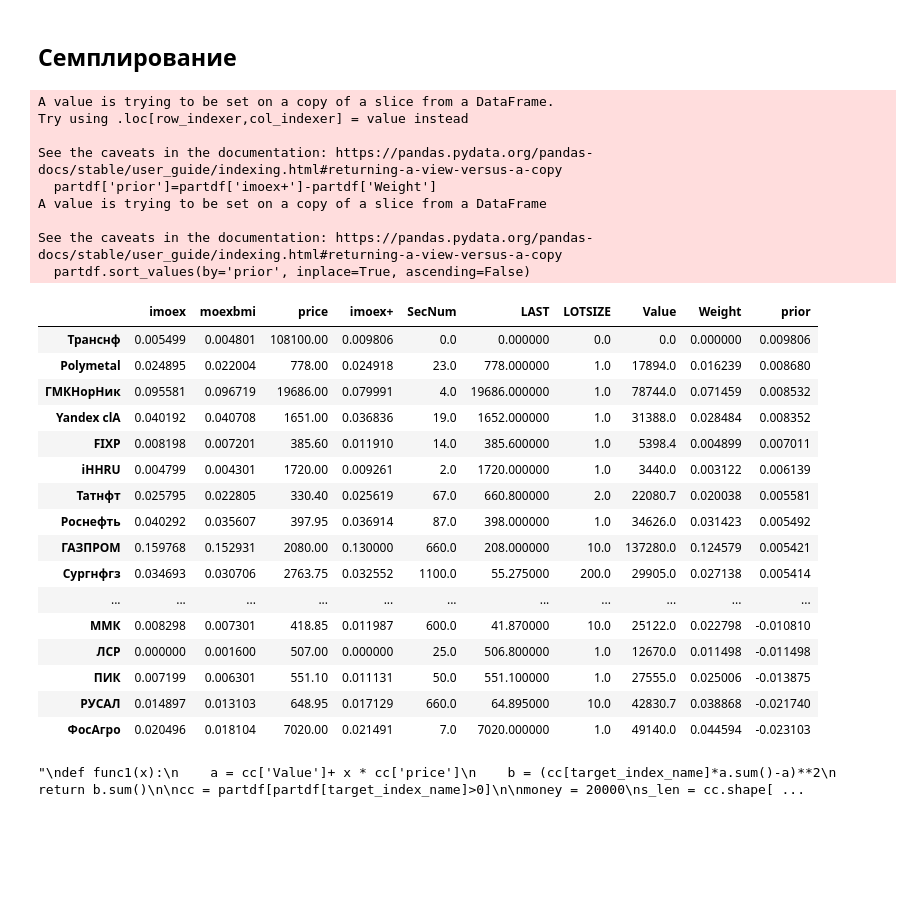
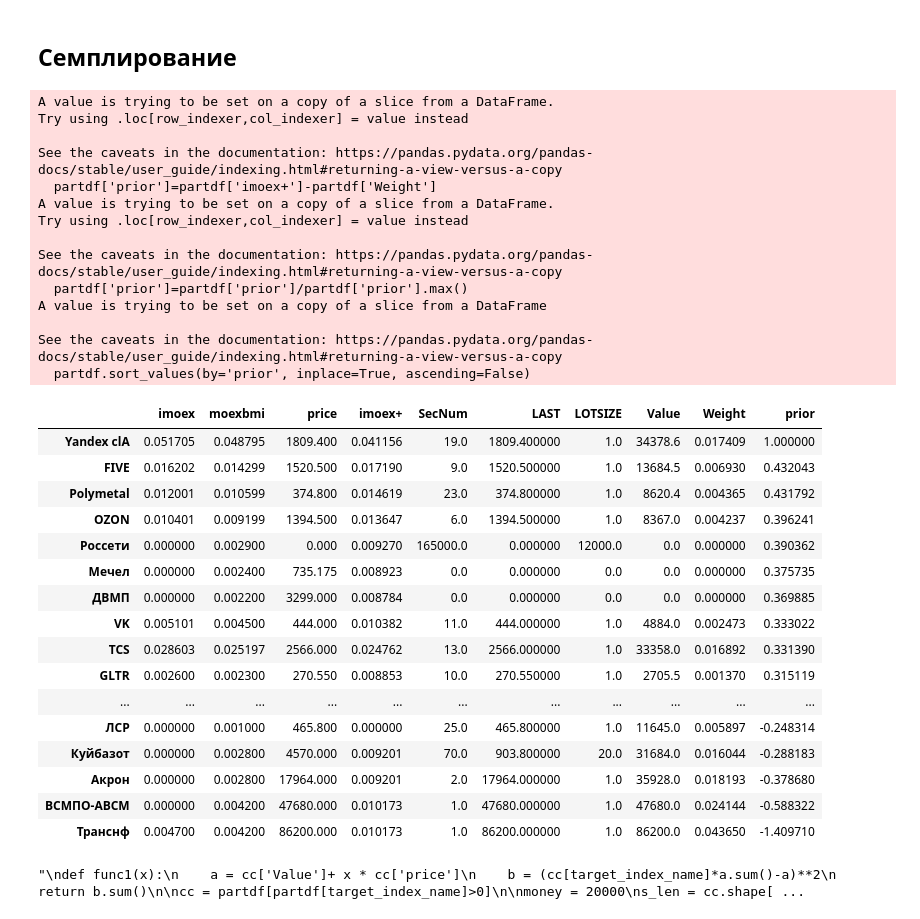
Before and after one commit to HexQuant/Investment-Analysis, a Jupyter notebook: manual_imoex_tracking.ipynb, the cells around one changed output. Cells and saved outputs as stored; diff of their text form; code cells hidden in the pictures; blank space fills up the shorter version.

```diff
--- a/manual_imoex_tracking.ipynb
+++ b/manual_imoex_tracking.ipynb
@@ -83,7 +82,9 @@ def coeff2(df, indexname, max_weight):
     return temp/su
 # %%
 #df['imoex50']  = coeff(df[0:50], 'moexbmi', 0.1)
-df['imoex+']  = coeff(df[(df['moexbmi']>0.001) | (df['imoex']>0) ], 'imoex', 0.13)
+#idx = df.index.isin(['Акрон', 'ОргСинт', 'Сегежа'])
+#df.loc[idx, 'imoex'] = df.loc[idx, 'moexbmi']
+df['imoex+']  = coeff(df[(df['moexbmi']>0.002) | (df['imoex']>0) ], 'moexbmi', 0.11)
 #df['imoexd'] = coeff2(df[(df['moexbmi']>0.001) | (df['imoex']>0) ], 'imoex', 0.1)
 #df['imoexd'].sum()
 # %% [markdown]
@@ -225,35 +235,41 @@ plt.legend(labels=[f'Целевые веса ({target_index_name.upper()})','В
 ## Семплирование
 # %%
 partdf['prior']=partdf['imoex+']-partdf['Weight']
+partdf['prior']=partdf['prior']/partdf['prior'].max()
 partdf.sort_values(by='prior', inplace=True, ascending=False)
 partdf
 # %% [output]
 A value is trying to be set on a copy of a slice from a DataFrame.
 Try using .loc[row_indexer,col_indexer] = value instead
 
 See the caveats in the documentation: https://pandas.pydata.org/pandas-docs/stable/user_guide/indexing.html#returning-a-view-versus-a-copy
   partdf['prior']=partdf['imoex+']-partdf['Weight']
+A value is trying to be set on a copy of a slice from a DataFrame.
+Try using .loc[row_indexer,col_indexer] = value instead
+
+See the caveats in the documentation: https://pandas.pydata.org/pandas-docs/stable/user_guide/indexing.html#returning-a-view-versus-a-copy
+  partdf['prior']=partdf['prior']/partdf['prior'].max()
 A value is trying to be set on a copy of a slice from a DataFrame
 
 See the caveats in the documentation: https://pandas.pydata.org/pandas-docs/stable/user_guide/indexing.html#returning-a-view-versus-a-copy
   partdf.sort_values(by='prior', inplace=True, ascending=False)
 |  | imoex | moexbmi | price | imoex+ | SecNum | LAST | LOTSIZE | Value | Weight | prior |
-| Транснф | 0.005499 | 0.004801 | 108100.00 | 0.009806 | 0.0 | 0.000000 | 0.0 | 0.0 | 0.000000 | 0.009806 |
-| Polymetal | 0.024895 | 0.022004 | 778.00 | 0.024918 | 23.0 | 778.000000 | 1.0 | 17894.0 | 0.016239 | 0.008680 |
-| ГМКНорНик | 0.095581 | 0.096719 | 19686.00 | 0.079991 | 4.0 | 19686.000000 | 1.0 | 78744.0 | 0.071459 | 0.008532 |
-| Yandex clA | 0.040192 | 0.040708 | 1651.00 | 0.036836 | 19.0 | 1652.000000 | 1.0 | 31388.0 | 0.028484 | 0.008352 |
-| FIXP | 0.008198 | 0.007201 | 385.60 | 0.011910 | 14.0 | 385.600000 | 1.0 | 5398.4 | 0.004899 | 0.007011 |
-| iHHRU | 0.004799 | 0.004301 | 1720.00 | 0.009261 | 2.0 | 1720.000000 | 1.0 | 3440.0 | 0.003122 | 0.006139 |
-| Татнфт | 0.025795 | 0.022805 | 330.40 | 0.025619 | 67.0 | 660.800000 | 2.0 | 22080.7 | 0.020038 | 0.005581 |
-| Роснефть | 0.040292 | 0.035607 | 397.95 | 0.036914 | 87.0 | 398.000000 | 1.0 | 34626.0 | 0.031423 | 0.005492 |
-| ГАЗПРОМ | 0.159768 | 0.152931 | 2080.00 | 0.130000 | 660.0 | 208.000000 | 10.0 | 137280.0 | 0.124579 | 0.005421 |
-| Сургнфгз | 0.034693 | 0.030706 | 2763.75 | 0.032552 | 1100.0 | 55.275000 | 200.0 | 29905.0 | 0.027138 | 0.005414 |
+| Yandex clA | 0.051705 | 0.048795 | 1809.400 | 0.041156 | 19.0 | 1809.400000 | 1.0 | 34378.6 | 0.017409 | 1.000000 |
+| FIVE | 0.016202 | 0.014299 | 1520.500 | 0.017190 | 9.0 | 1520.500000 | 1.0 | 13684.5 | 0.006930 | 0.432043 |
+| Polymetal | 0.012001 | 0.010599 | 374.800 | 0.014619 | 23.0 | 374.800000 | 1.0 | 8620.4 | 0.004365 | 0.431792 |
+| OZON | 0.010401 | 0.009199 | 1394.500 | 0.013647 | 6.0 | 1394.500000 | 1.0 | 8367.0 | 0.004237 | 0.396241 |
+| Россети | 0.000000 | 0.002900 | 0.000 | 0.009270 | 165000.0 | 0.000000 | 12000.0 | 0.0 | 0.000000 | 0.390362 |
+| Мечел | 0.000000 | 0.002400 | 735.175 | 0.008923 | 0.0 | 0.000000 | 0.0 | 0.0 | 0.000000 | 0.375735 |
+| ДВМП | 0.000000 | 0.002200 | 3299.000 | 0.008784 | 0.0 | 0.000000 | 0.0 | 0.0 | 0.000000 | 0.369885 |
+| VK | 0.005101 | 0.004500 | 444.000 | 0.010382 | 11.0 | 444.000000 | 1.0 | 4884.0 | 0.002473 | 0.333022 |
+| TCS | 0.028603 | 0.025197 | 2566.000 | 0.024762 | 13.0 | 2566.000000 | 1.0 | 33358.0 | 0.016892 | 0.331390 |
+| GLTR | 0.002600 | 0.002300 | 270.550 | 0.008853 | 10.0 | 270.550000 | 1.0 | 2705.5 | 0.001370 | 0.315119 |
 | ... | ... | ... | ... | ... | ... | ... | ... | ... | ... | ... |
-| ММК | 0.008298 | 0.007301 | 418.85 | 0.011987 | 600.0 | 41.870000 | 10.0 | 25122.0 | 0.022798 | -0.010810 |
-| ЛСР | 0.000000 | 0.001600 | 507.00 | 0.000000 | 25.0 | 506.800000 | 1.0 | 12670.0 | 0.011498 | -0.011498 |
-| ПИК | 0.007199 | 0.006301 | 551.10 | 0.011131 | 50.0 | 551.100000 | 1.0 | 27555.0 | 0.025006 | -0.013875 |
-| РУСАЛ | 0.014897 | 0.013103 | 648.95 | 0.017129 | 660.0 | 64.895000 | 10.0 | 42830.7 | 0.038868 | -0.021740 |
-| ФосАгро | 0.020496 | 0.018104 | 7020.00 | 0.021491 | 7.0 | 7020.000000 | 1.0 | 49140.0 | 0.044594 | -0.023103 |
+| ЛСР | 0.000000 | 0.001000 | 465.800 | 0.000000 | 25.0 | 465.800000 | 1.0 | 11645.0 | 0.005897 | -0.248314 |
+| Куйбазот | 0.000000 | 0.002800 | 4570.000 | 0.009201 | 70.0 | 903.800000 | 20.0 | 31684.0 | 0.016044 | -0.288183 |
+| Акрон | 0.000000 | 0.002800 | 17964.000 | 0.009201 | 2.0 | 17964.000000 | 1.0 | 35928.0 | 0.018193 | -0.378680 |
+| ВСМПО-АВСМ | 0.000000 | 0.004200 | 47680.000 | 0.010173 | 1.0 | 47680.000000 | 1.0 | 47680.0 | 0.024144 | -0.588322 |
+| Транснф | 0.004700 | 0.004200 | 86200.000 | 0.010173 | 1.0 | 86200.000000 | 1.0 | 86200.0 | 0.043650 | -1.409710 |
 # %%
 '''
 def func1(x):
```
Also changed, not shown: parts of 20 cells of this notebook.
